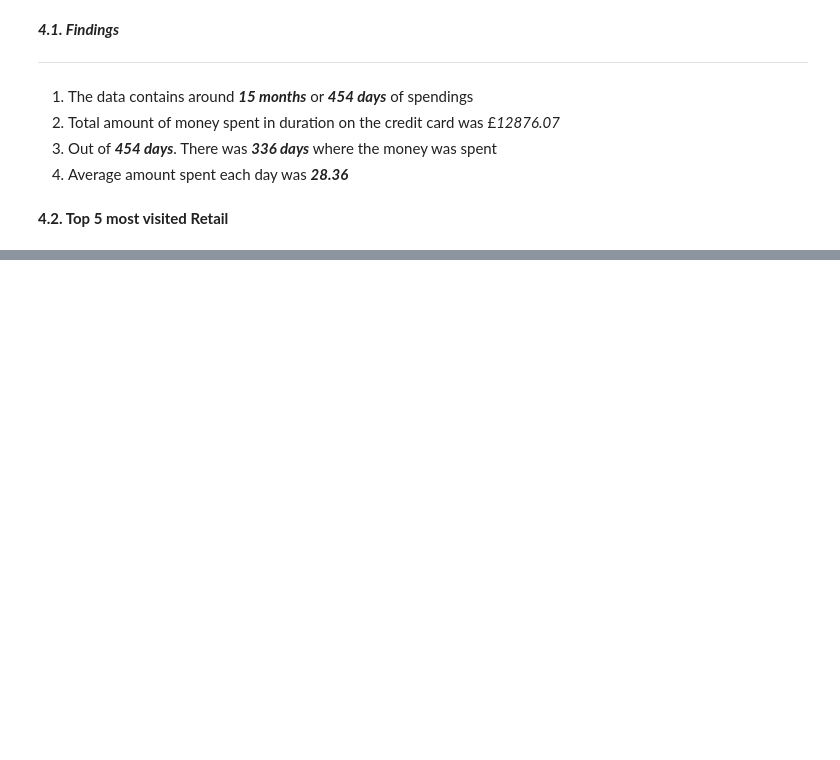
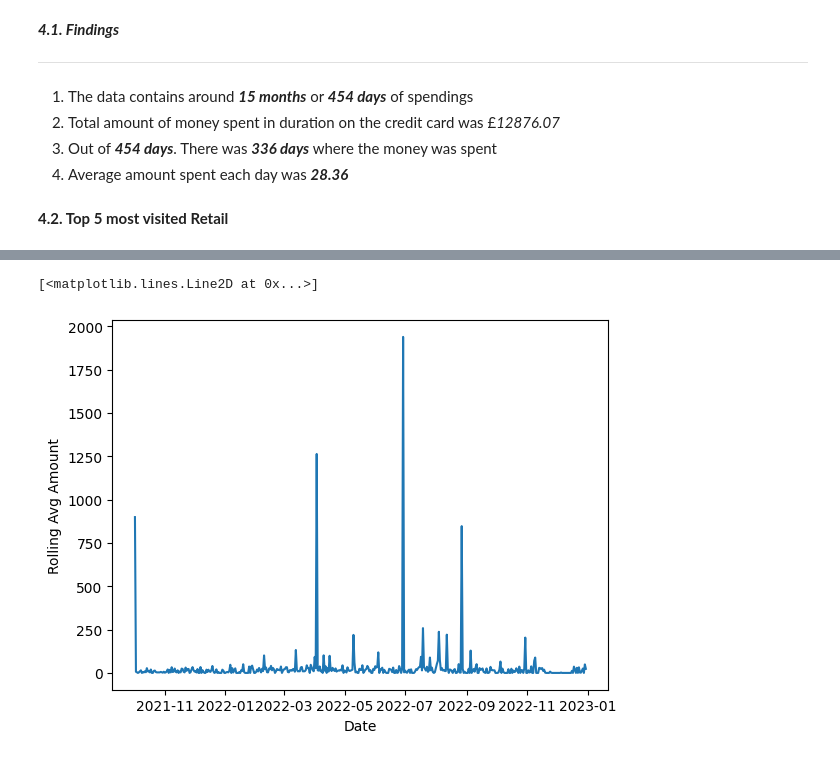
Before and after one commit to nirdeshacharya/SpendingAnalysis, a Jupyter notebook: SpendingAnalysis.ipynb, the cells around one changed output, grey strips where cells are left out. Cells and saved outputs as stored; diff of their text form; code cells hidden in the pictures; blank space fills up the shorter version.

```diff
--- a/SpendingAnalysis.ipynb
+++ b/SpendingAnalysis.ipynb
@@ -244,0 +251,7 @@ plt.show()
+# %%
+dfA = df[['Date','Amount']]
+# %%
+dfA = dfA.groupby(dfA['Date']).sum()
+# %%
+dfA = dfA.sort_index()
+dfA
@@ -244,0 +273,2 @@ plt.show()
+# %%
+dfA = dfA.reindex(pd.date_range(df['Date'].min(),df['Date'].max()), fill_value=0)
@@ -244,0 +291,7 @@ plt.show()
+# %%
+plt.xlabel('Date')
+plt.ylabel('Rolling Avg Amount')
+plt.plot(dfA)
+# %% [output]
+[<matplotlib.lines.Line2D at 0x...>]
+[figure, added]
```
Also changed, not shown: parts of 25 cells of this notebook.
